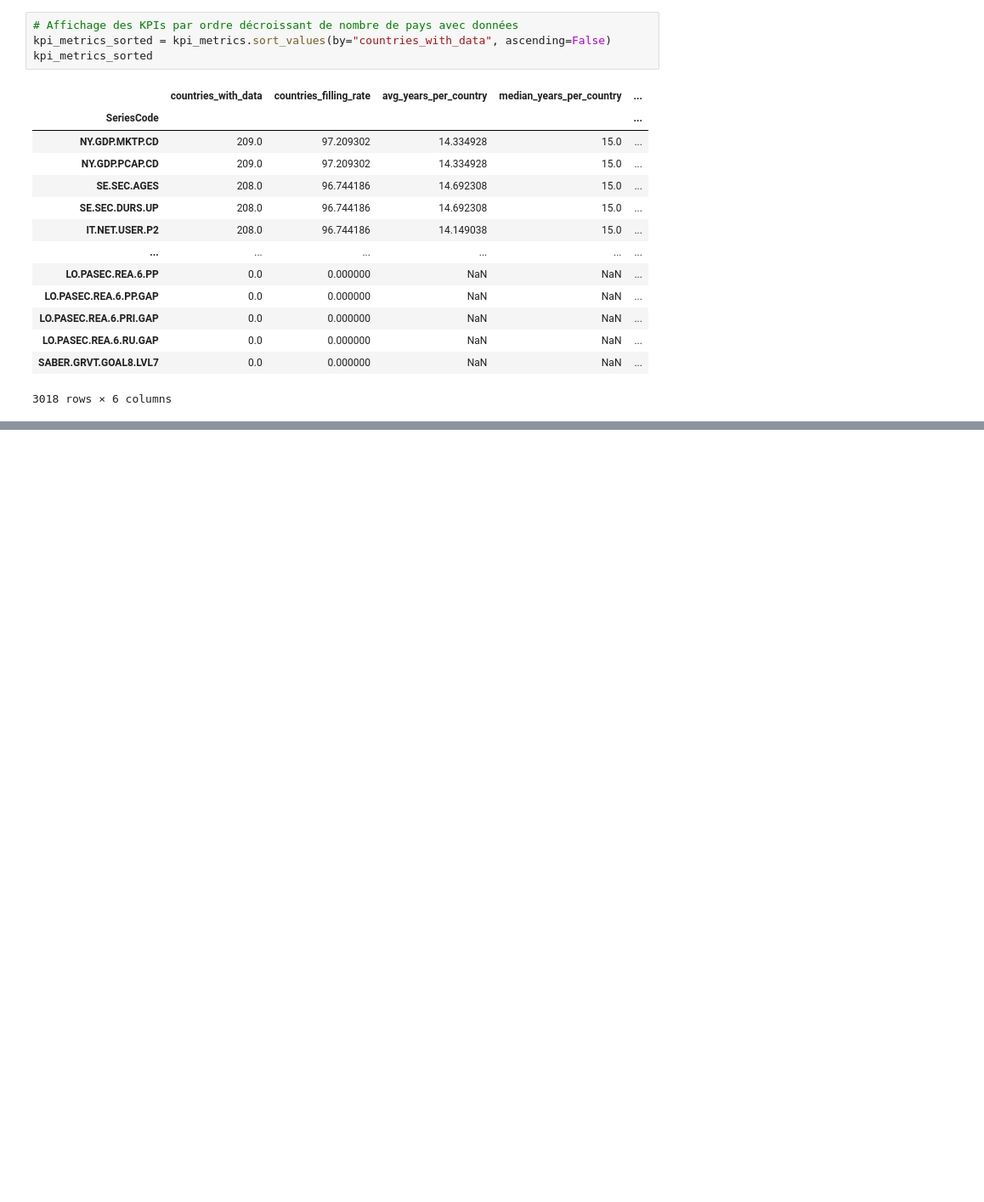
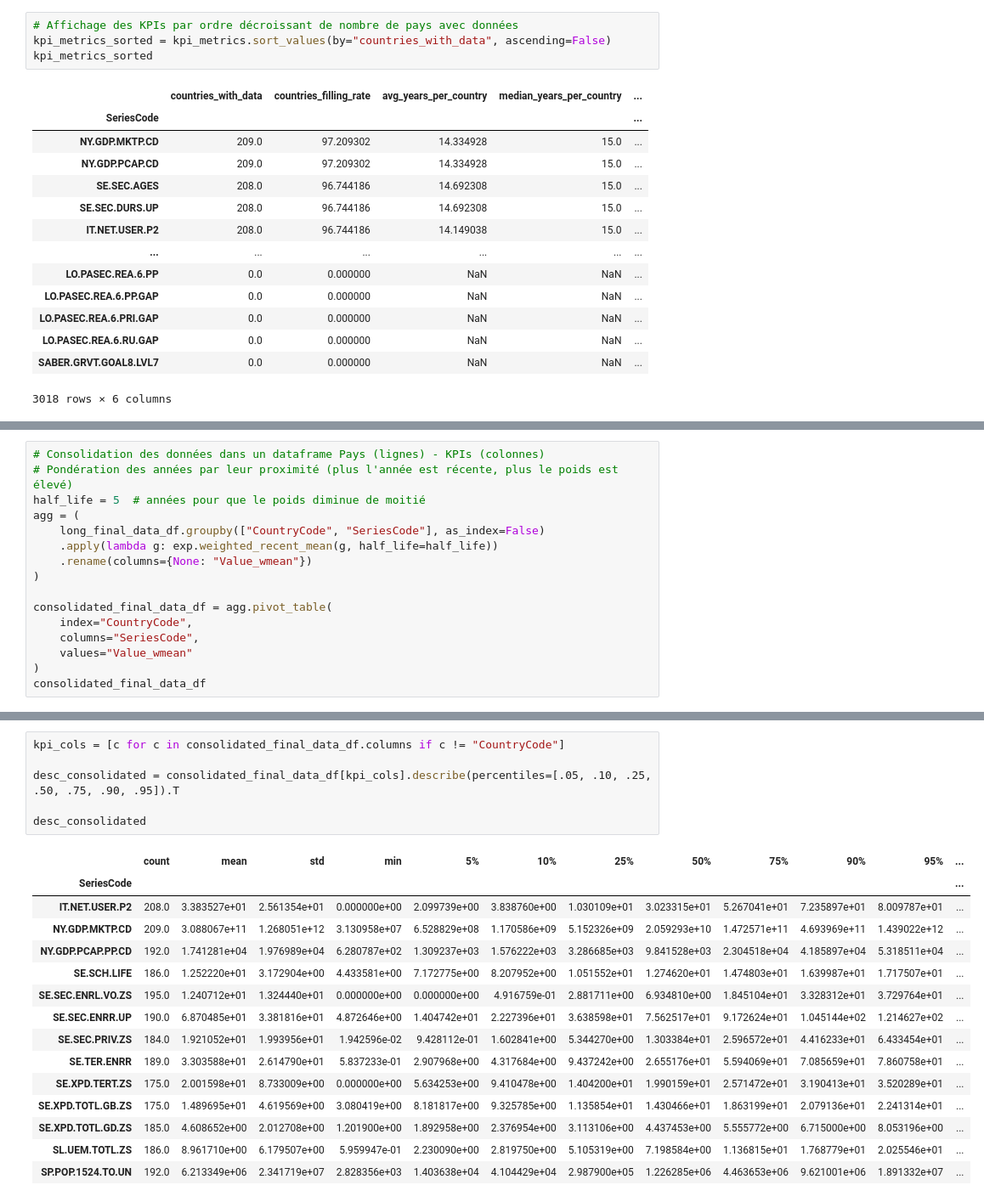
Before and after one commit to PAANNO/OPC-Data_Engineer, a Jupyter notebook: OPC2-Analysez les données de systèmes éducatifs/notebooks/Analyse des données.ipynb, the cells around one changed output, grey strips where cells are left out. Shown at 85% size. Drawn from its saved outputs; the diff is of its cells as text; blank space fills up the shorter version.

```diff
--- a/OPC2-Analysez les données de systèmes éducatifs/notebooks/Analyse des données.ipynb
+++ b/OPC2-Analysez les données de systèmes éducatifs/notebooks/Analyse des données.ipynb
@@ -687,0 +885,16 @@ Cette sélection répond directement à la demande métier : **quantifier le viv
+# %%
+# Consolidation des données dans un dataframe Pays (lignes) - KPIs (colonnes)
+# Pondération des années par leur proximité (plus l'année est récente, plus le poids est élevé)
+half_life = 5  # années pour que le poids diminue de moitié
+agg = (
+    long_final_data_df.groupby(["CountryCode", "SeriesCode"], as_index=False)
+    .apply(lambda g: exp.weighted_recent_mean(g, half_life=half_life))
+    .rename(columns={None: "Value_wmean"})
+)
+
+consolidated_final_data_df = agg.pivot_table(
+    index="CountryCode",
+    columns="SeriesCode",
+    values="Value_wmean"
+)
+consolidated_final_data_df
@@ -687,0 +916,22 @@ Cette sélection répond directement à la demande métier : **quantifier le viv
+# %%
+kpi_cols = [c for c in consolidated_final_data_df.columns if c != "CountryCode"]
+
+desc_consolidated = consolidated_final_data_df[kpi_cols].describe(percentiles=[.05, .10, .25, .50, .75, .90, .95]).T
+
+desc_consolidated
+# %% [output]
+|  | count | mean | std | min | 5% | 10% | 25% | 50% | 75% | 90% | 95% | ... |
+| SeriesCode |  |  |  |  |  |  |  |  |  |  |  | ... |
+| IT.NET.USER.P2 | 208.0 | 3.383527e+01 | 2.561354e+01 | 0.000000e+00 | 2.099739e+00 | 3.838760e+00 | 1.030109e+01 | 3.023315e+01 | 5.267041e+01 | 7.235897e+01 | 8.009787e+01 | ... |
+| NY.GDP.MKTP.CD | 209.0 | 3.088067e+11 | 1.268051e+12 | 3.130958e+07 | 6.528829e+08 | 1.170586e+09 | 5.152326e+09 | 2.059293e+10 | 1.472571e+11 | 4.693969e+11 | 1.439022e+12 | ... |
+| NY.GDP.PCAP.PP.CD | 192.0 | 1.741281e+04 | 1.976989e+04 | 6.280787e+02 | 1.309237e+03 | 1.576222e+03 | 3.286685e+03 | 9.841528e+03 | 2.304518e+04 | 4.185897e+04 | 5.318511e+04 | ... |
+| SE.SCH.LIFE | 186.0 | 1.252220e+01 | 3.172904e+00 | 4.433581e+00 | 7.172775e+00 | 8.207952e+00 | 1.051552e+01 | 1.274620e+01 | 1.474803e+01 | 1.639987e+01 | 1.717507e+01 | ... |
+| SE.SEC.ENRL.VO.ZS | 195.0 | 1.240712e+01 | 1.324440e+01 | 0.000000e+00 | 0.000000e+00 | 4.916759e-01 | 2.881711e+00 | 6.934810e+00 | 1.845104e+01 | 3.328312e+01 | 3.729764e+01 | ... |
+| SE.SEC.ENRR.UP | 190.0 | 6.870485e+01 | 3.381816e+01 | 4.872646e+00 | 1.404742e+01 | 2.227396e+01 | 3.638598e+01 | 7.562517e+01 | 9.172624e+01 | 1.045144e+02 | 1.214627e+02 | ... |
+| SE.SEC.PRIV.ZS | 184.0 | 1.921052e+01 | 1.993956e+01 | 1.942596e-02 | 9.428112e-01 | 1.602841e+00 | 5.344270e+00 | 1.303384e+01 | 2.596572e+01 | 4.416233e+01 | 6.433454e+01 | ... |
+| SE.TER.ENRR | 189.0 | 3.303588e+01 | 2.614790e+01 | 5.837233e-01 | 2.907968e+00 | 4.317684e+00 | 9.437242e+00 | 2.655176e+01 | 5.594069e+01 | 7.085659e+01 | 7.860758e+01 | ... |
+| SE.XPD.TERT.ZS | 175.0 | 2.001598e+01 | 8.733009e+00 | 0.000000e+00 | 5.634253e+00 | 9.410478e+00 | 1.404200e+01 | 1.990159e+01 | 2.571472e+01 | 3.190413e+01 | 3.520289e+01 | ... |
+| SE.XPD.TOTL.GB.ZS | 175.0 | 1.489695e+01 | 4.619569e+00 | 3.080419e+00 | 8.181817e+00 | 9.325785e+00 | 1.135854e+01 | 1.430466e+01 | 1.863199e+01 | 2.079136e+01 | 2.241314e+01 | ... |
+| SE.XPD.TOTL.GD.ZS | 185.0 | 4.608652e+00 | 2.012708e+00 | 1.201900e+00 | 1.892958e+00 | 2.376954e+00 | 3.113106e+00 | 4.437453e+00 | 5.555772e+00 | 6.715000e+00 | 8.053196e+00 | ... |
+| SL.UEM.TOTL.ZS | 186.0 | 8.961710e+00 | 6.179507e+00 | 5.959947e-01 | 2.230090e+00 | 2.819750e+00 | 5.105319e+00 | 7.198584e+00 | 1.136815e+01 | 1.768779e+01 | 2.025546e+01 | ... |
+| SP.POP.1524.TO.UN | 192.0 | 6.213349e+06 | 2.341719e+07 | 2.828356e+03 | 1.403638e+04 | 4.104429e+04 | 2.987900e+05 | 1.226285e+06 | 4.463653e+06 | 9.621001e+06 | 1.891332e+07 | ... |
```
Also changed, not shown: parts of 13 cells of this notebook, 1 other file.
